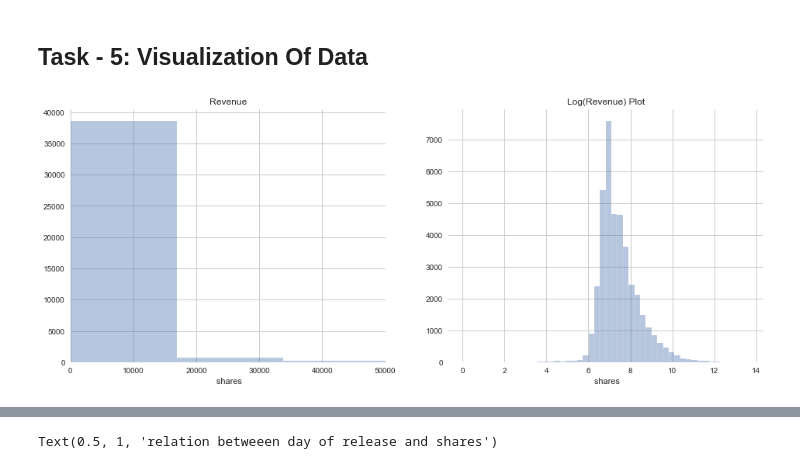
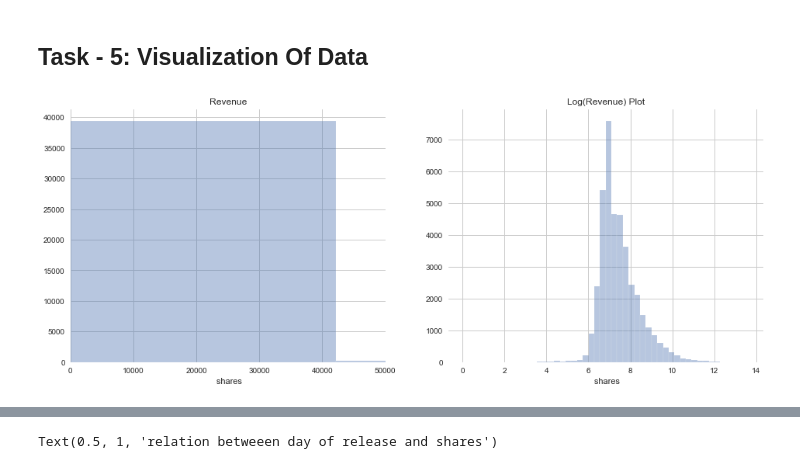
Before and after one commit to sam12321/Online-Article-Analysis, a Jupyter notebook: Edugrad Live Project.ipynb, the cells around one changed output, grey strips where cells are left out. Saved outputs shown, nothing was run; the diff lists cells and outputs as text; code cells hidden in the pictures.

```diff
--- a/Edugrad Live Project.ipynb
+++ b/Edugrad Live Project.ipynb
@@ -162,17 +162,17 @@ dtype: int64
 # %%
 #train_data.revenue.hist()
 plt.style.use('seaborn')
 sns.set_style('whitegrid')
 ax,fig=plt.subplots(figsize=(16,6))
 plt.subplot(1,2,1)
 #plt.hist(train_data.revenue)
-a=sns.distplot(dat[' shares'],kde=False)
-a.set(xlim=(0,50000))
+a=sns.distplot(dat[' shares'],kde=False,bins=20)
+a.set(xlim=(0,50000),ylim(38000.3))
 plt.title('Revenue')
 plt.subplot(1,2,2)
 #plt.hist(np.log(train_data['revenue']))
 sns.distplot(np.log(dat[' shares']),kde=False)
 plt.title("Log(Revenue) Plot")
 plt.show()
 # %% [output]
-[figure, old version]
+[figure, new version]
```
Also changed, not shown: parts of 1 cell of this notebook.
